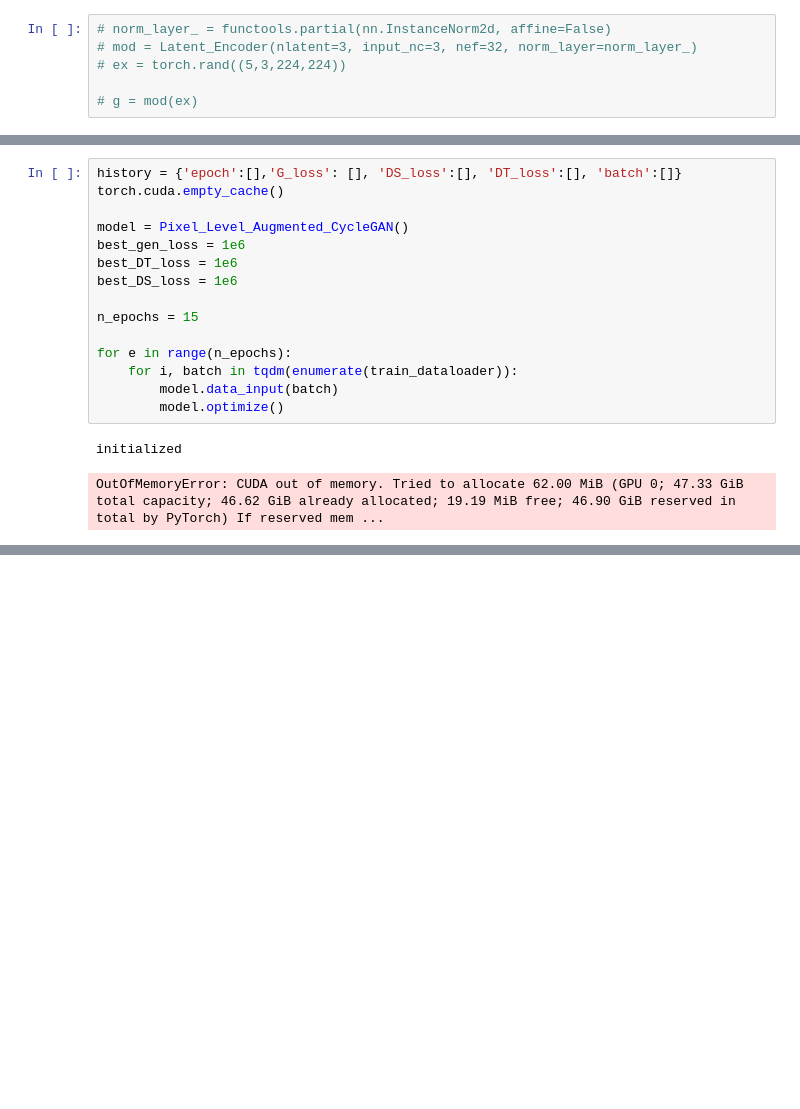
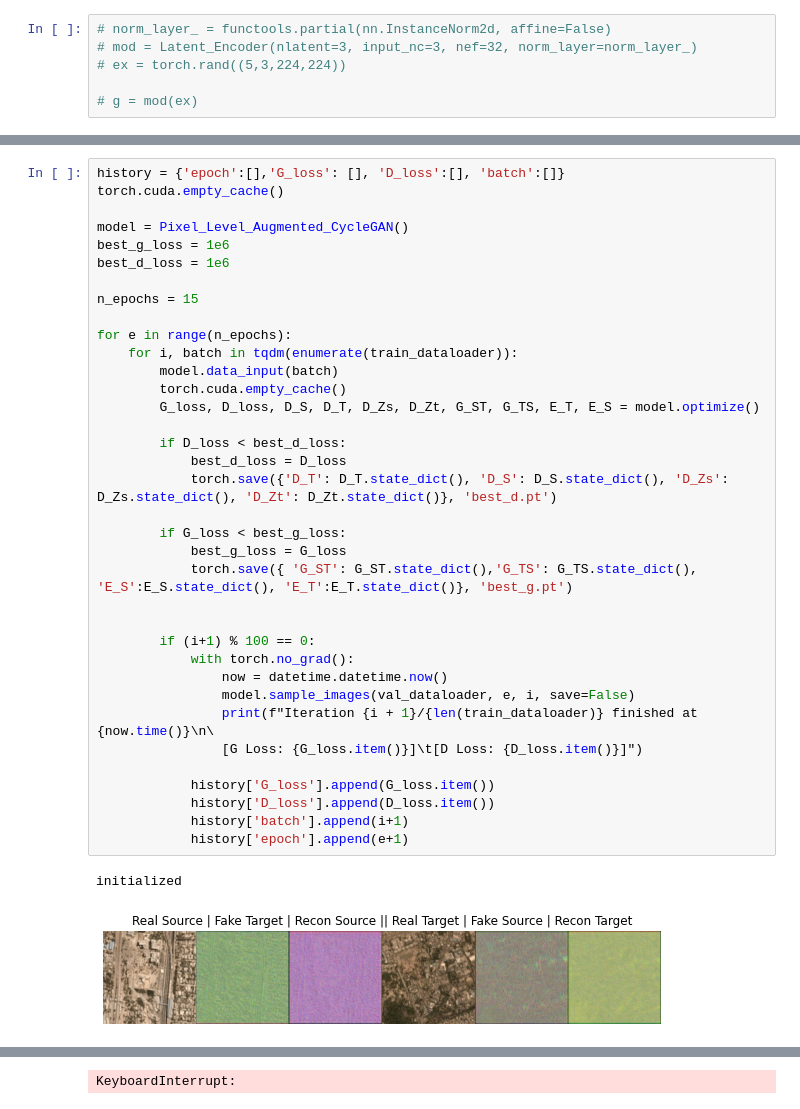
Before and after one commit to sscott108/cycada, a Jupyter notebook: augmented_cyclegan/augmented_phase_two.ipynb, the cells around one changed output, grey strips where cells are left out. Cells and saved outputs as stored; diff of their text form; blank space fills up the shorter version.

```diff
--- a/augmented_cyclegan/augmented_phase_two.ipynb
+++ b/augmented_cyclegan/augmented_phase_two.ipynb
@@ -196,18 +277,39 @@ class Pixel_Level_Augmented_CycleGAN():
-# %%
-history = {'epoch':[],'G_loss': [], 'DS_loss':[], 'DT_loss':[], 'batch':[]}
-torch.cuda.empty_cache()
-
-model = Pixel_Level_Augmented_CycleGAN()
-best_gen_loss = 1e6
-best_DT_loss = 1e6
-best_DS_loss = 1e6
-
-n_epochs = 15
-
-for e in range(n_epochs):
-    for i, batch in tqdm(enumerate(train_dataloader)):
-        model.data_input(batch)
-        model.optimize()
-# %% [output]
-initialized
-OutOfMemoryError: CUDA out of memory. Tried to allocate 62.00 MiB (GPU 0; 47.33 GiB total capacity; 46.62 GiB already allocated; 19.19 MiB free; 46.90 GiB reserved in total by PyTorch) If reserved mem ...
+# %%
+history = {'epoch':[],'G_loss': [], 'D_loss':[], 'batch':[]}
+torch.cuda.empty_cache()
+
+model = Pixel_Level_Augmented_CycleGAN()
+best_g_loss = 1e6
+best_d_loss = 1e6
+
+n_epochs = 15
+
+for e in range(n_epochs):
+    for i, batch in tqdm(enumerate(train_dataloader)):
+        model.data_input(batch)
+        torch.cuda.empty_cache()
+        G_loss, D_loss, D_S, D_T, D_Zs, D_Zt, G_ST, G_TS, E_T, E_S = model.optimize()
+
+        if D_loss < best_d_loss:
+            best_d_loss = D_loss
+            torch.save({'D_T': D_T.state_dict(), 'D_S': D_S.state_dict(), 'D_Zs': D_Zs.state_dict(), 'D_Zt': D_Zt.state_dict()}, 'best_d.pt')
+
+        if G_loss < best_g_loss:
+            best_g_loss = G_loss
+            torch.save({ 'G_ST': G_ST.state_dict(),'G_TS': G_TS.state_dict(), 'E_S':E_S.state_dict(), 'E_T':E_T.state_dict()}, 'best_g.pt')
+
+
+        if (i+1) % 100 == 0:
+            with torch.no_grad():
+                now = datetime.datetime.now()
+                model.sample_images(val_dataloader, e, i, save=False)
+                print(f"Iteration {i + 1}/{len(train_dataloader)} finished at {now.time()}\n\
+                [G Loss: {G_loss.item()}]\t[D Loss: {D_loss.item()}]")
+
+            history['G_loss'].append(G_loss.item())
+            history['D_loss'].append(D_loss.item())
+            history['batch'].append(i+1)
+            history['epoch'].append(e+1)
+# %% [output]
+initialized
+[figure, added]
@@ -213,0 +318 @@ OutOfMemoryError: CUDA out of memory. Tried to allocate 62.00 MiB (GPU 0; 47.33
+KeyboardInterrupt:
```
Also changed, not shown: parts of 4 cells of this notebook, 2 other files.
